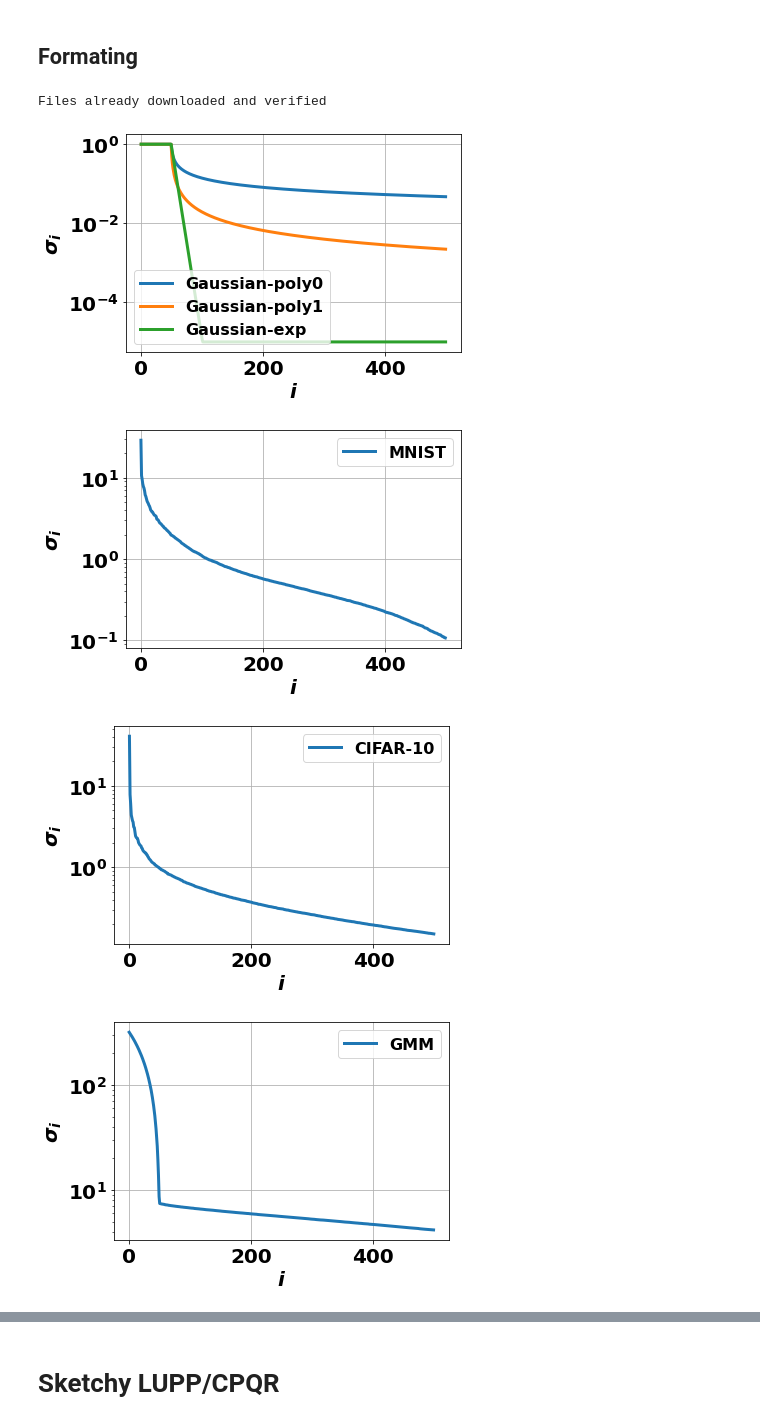
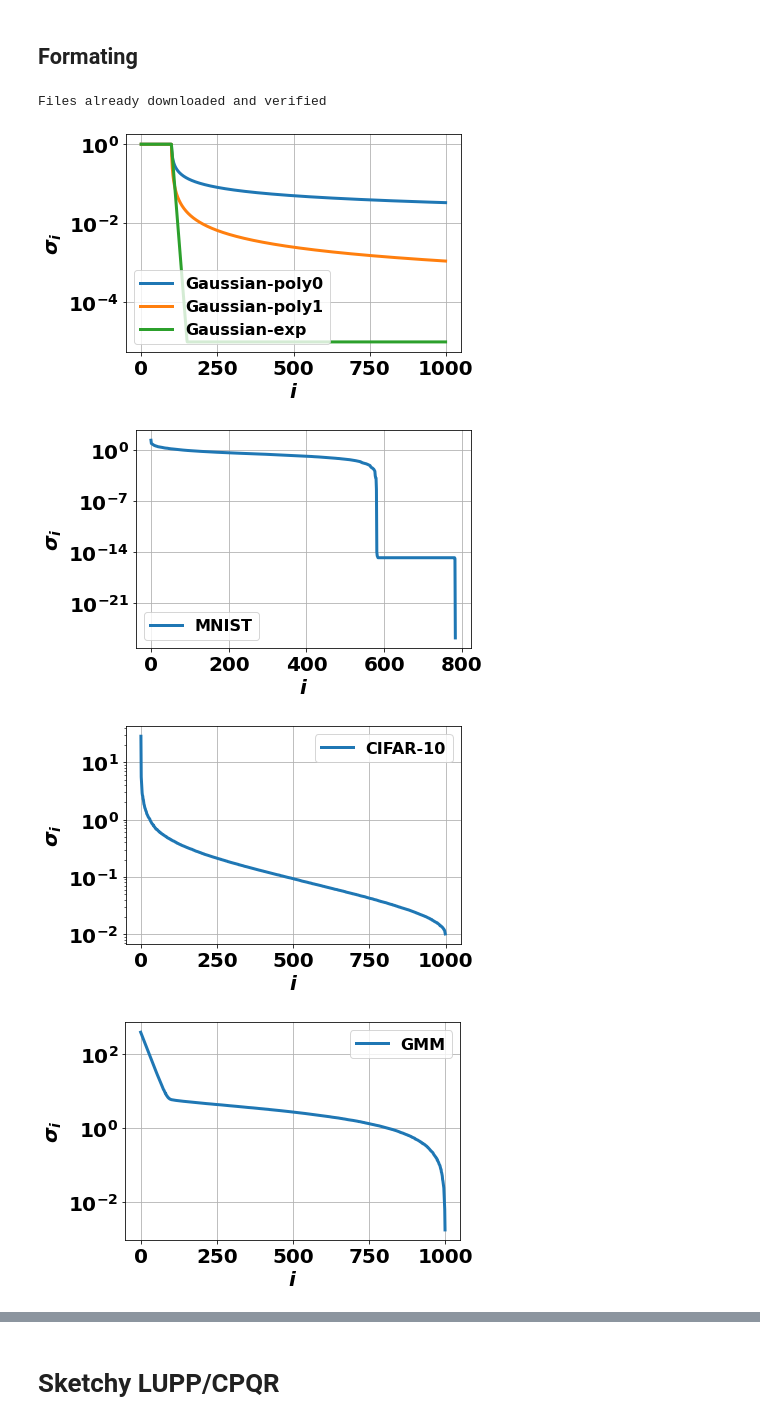
Before and after one commit to dyjdongyijun/Robust_Blockwise_Random_Pivoting, a Jupyter notebook: python/CholeskyID.ipynb, the cells around one changed output, grey strips where cells are left out. Cells and saved outputs as stored; diff of their text form; code cells hidden in the pictures.

```diff
--- a/python/CholeskyID.ipynb
+++ b/python/CholeskyID.ipynb
@@ -225,7 +225,7 @@ get_sketch = lambda A, sample_size: A @ (np.random.randn(A.shape[1], sample_size
 # %% [markdown]
 ## Formating
 # %%
-def genenrate_mnist_target(size=800):
+def genenrate_mnist_target(size=1000):
     '''
     Output
     -----
@@ -249,7 +249,7 @@ def genenrate_mnist_target(size=800):
     return target
 
 
-def genenrate_cifar10_target(size=2000):
+def genenrate_cifar10_target(size=1000):
     '''
     Output
     -----
@@ -273,7 +273,7 @@ def genenrate_cifar10_target(size=2000):
     return target
 
 
-def genenrate_gmm_target(n=2000, d=500, n_cluster=100, sigma=0.5):
+def genenrate_gmm_target(n=1000, d=1000, n_cluster=100, sigma=0.1):
     '''
     Output
     -----
@@ -283,7 +283,7 @@ def genenrate_gmm_target(n=2000, d=500, n_cluster=100, sigma=0.5):
                    'V':ndarray(shape=(n,r)),
                    'tag':string)
     '''
-    X = np.repeat(np.arange(1,1+n_cluster).reshape(-1,1) * np.eye(d)[:n_cluster], repeats=n//n_cluster, axis=0) # cluster centers
+    X = np.repeat((1.05**np.arange(n_cluster)).reshape(-1,1) * np.eye(d)[:n_cluster], repeats=n//n_cluster, axis=0) # cluster centers
     n, d = X.shape
     X += np.random.randn(n,d) * sigma
     U,s,Vh = spla.svd(X, full_matrices=False)
@@ -344,7 +344,7 @@ def visualize_spec(spectra, range=100):
     plt.show()
 
 
-def get_targets(m=2000, n=1000, r1=50, verbose=False, tol=1e-5):
+def get_targets(m=1000, n=1000, r1=100, verbose=False, tol=1e-5):
     spectra= {  'poly0': lambda r: np.concatenate((np.ones(r1), np.maximum(tol,1./(np.arange(2,r-r1+2))**.5))),
                 'poly1': lambda r: np.concatenate((np.ones(r1), np.maximum(tol,1./np.arange(2,r-r1+2)))),
                 'poly2': lambda r: np.concatenate((np.ones(r1), np.maximum(tol,1./(np.arange(2,r-r1+2))**2))),
@@ -358,39 +358,39 @@ def get_targets(m=2000, n=1000, r1=50, verbose=False, tol=1e-5):
         tag = f'Gaussian-{decay:s}'
         targets[tag] = genenrate_gaussian_target(m=m, n=n, rank=r, spectrum=spectra[decay](r))
         targets[tag]['tag'] = tag
         spectra_gaussian[tag] = targets[tag]['s']
 
     # SNN
     spectra_snn = dict()
     for amp in [10,1]:
         tag = f'SNN_m{m:d}n{n:d}r{r1:d}a{amp:.0f}'
         targets[tag] = generate_sparse_nonnegative_target(m, n, r1, amp, sparsity=0.1)
         spectra_snn[tag] = targets[tag]['s']
 
     # MNIST
     targets['MNIST'] = genenrate_mnist_target(size=m)
 
     # CIFAR-10
     targets['cifar10'] = genenrate_cifar10_target(size=m)
 
     # GMM
-    targets['gmm'] = genenrate_gmm_target(n=m, d=n, n_cluster=50, sigma=0.1)
+    targets['gmm'] = genenrate_gmm_target(n=m, d=n, n_cluster=100, sigma=0.1)
 
     if verbose:
-        visualize_spec(spectra_gaussian, range=500)
+        visualize_spec(spectra_gaussian, range=1000)
         # visualize_spec(spectra_snn, range=100)
-        visualize_spec({'MNIST':targets['MNIST']['s']}, range=500)
-        visualize_spec({'CIFAR-10':targets['cifar10']['s']}, range=500)
-        visualize_spec({'GMM':targets['gmm']['s']}, range=500)
+        visualize_spec({'MNIST':targets['MNIST']['s']}, range=1000)
+        visualize_spec({'CIFAR-10':targets['cifar10']['s']}, range=1000)
+        visualize_spec({'GMM':targets['gmm']['s']}, range=1000)
 
     return targets
 
 
 targets = get_targets(verbose=True)
 print(targets.keys())
 # %% [output]
 Files already downloaded and verified
-[figure, old version]
+[figure, new version]
-[figure, old version]
+[figure, new version]
-[figure, old version]
+[figure, new version]
-[figure, old version]
+[figure, new version]
```
Also changed, not shown: parts of 19 cells of this notebook, 7 other files.
